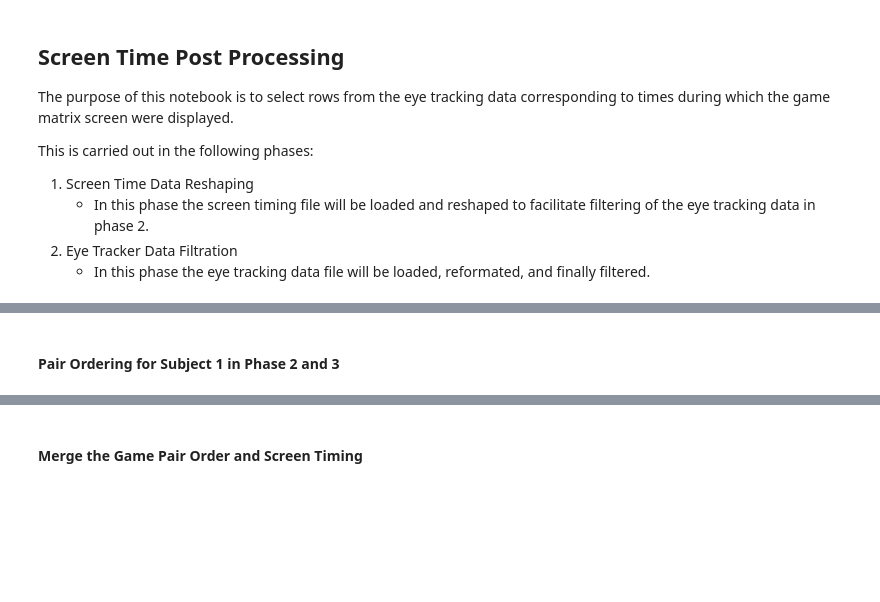
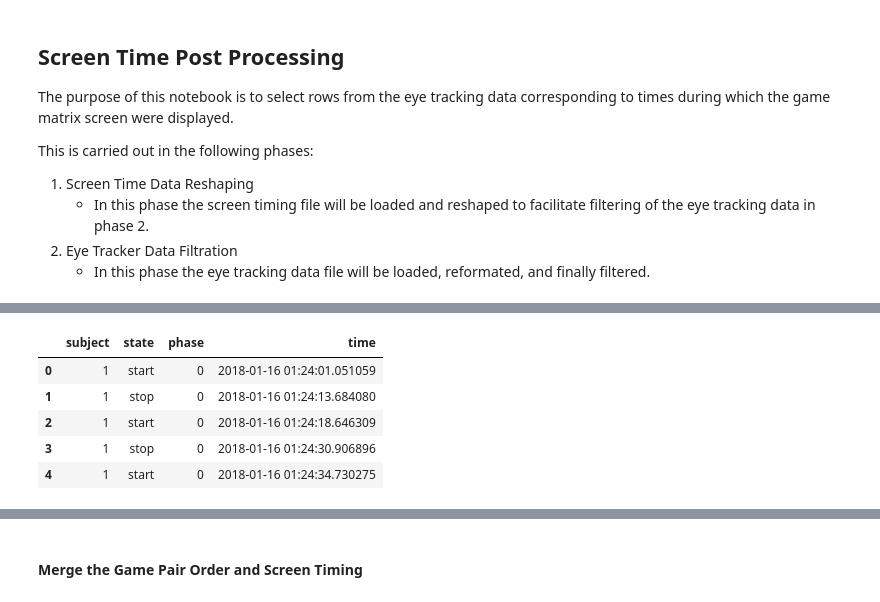
Before and after one commit to aaruff/AIG-EyeTrackerPostProcessing, a Jupyter notebook: ScreenTimePostProcessing.ipynb, the cells around one changed output, grey strips where cells are left out. Cells and saved outputs as stored; diff of their text form; code cells hidden in the pictures; blank space fills up the shorter version.

```diff
--- a/ScreenTimePostProcessing.ipynb
+++ b/ScreenTimePostProcessing.ipynb
@@ -33,3 +30,3 @@ The screen timing report file consists initially of 4 columns, the Subject ID, T
 # %%
-screen_timing = pd.read_csv('session_data/timing_subject_1.csv', skipinitialspace=True)
-screen_timing.dtypes
+subject_1_timing = pd.read_csv('session_data/session2/timing_subject_1.csv', skipinitialspace=True, parse_dates=['time'])
+assert len(subject_1_timing) == total_rows
@@ -47,2 +32,0 @@ assert len(screen_timing) == num_screens
-# %% [markdown]
-#### Pair Ordering for Subject 1 in Phase 2 and 3
@@ -50,0 +33,15 @@ order = [3,4,9,6,8,7,2,5,1]
+# %%
+subject_2_timing = pd.read_csv('session_data/session2/timing_subject_2.csv', skipinitialspace=True, parse_dates=['time'])
+assert len(subject_2_timing) == total_rows
+# %%
+screen_timing = subject_1_timing.append(subject_2_timing)
+screen_timing = screen_timing.reset_index(drop=True)
+# %%
+screen_timing.head()
+# %% [output]
+|  | subject | state | phase | time |
+| 0 | 1 | start | 0 | 2018-01-16 01:24:01.051059 |
+| 1 | 1 | stop | 0 | 2018-01-16 01:24:13.684080 |
+| 2 | 1 | start | 0 | 2018-01-16 01:24:18.646309 |
+| 3 | 1 | stop | 0 | 2018-01-16 01:24:30.906896 |
+| 4 | 1 | start | 0 | 2018-01-16 01:24:34.730275 |
```
Also changed, not shown: parts of 27 cells of this notebook.
